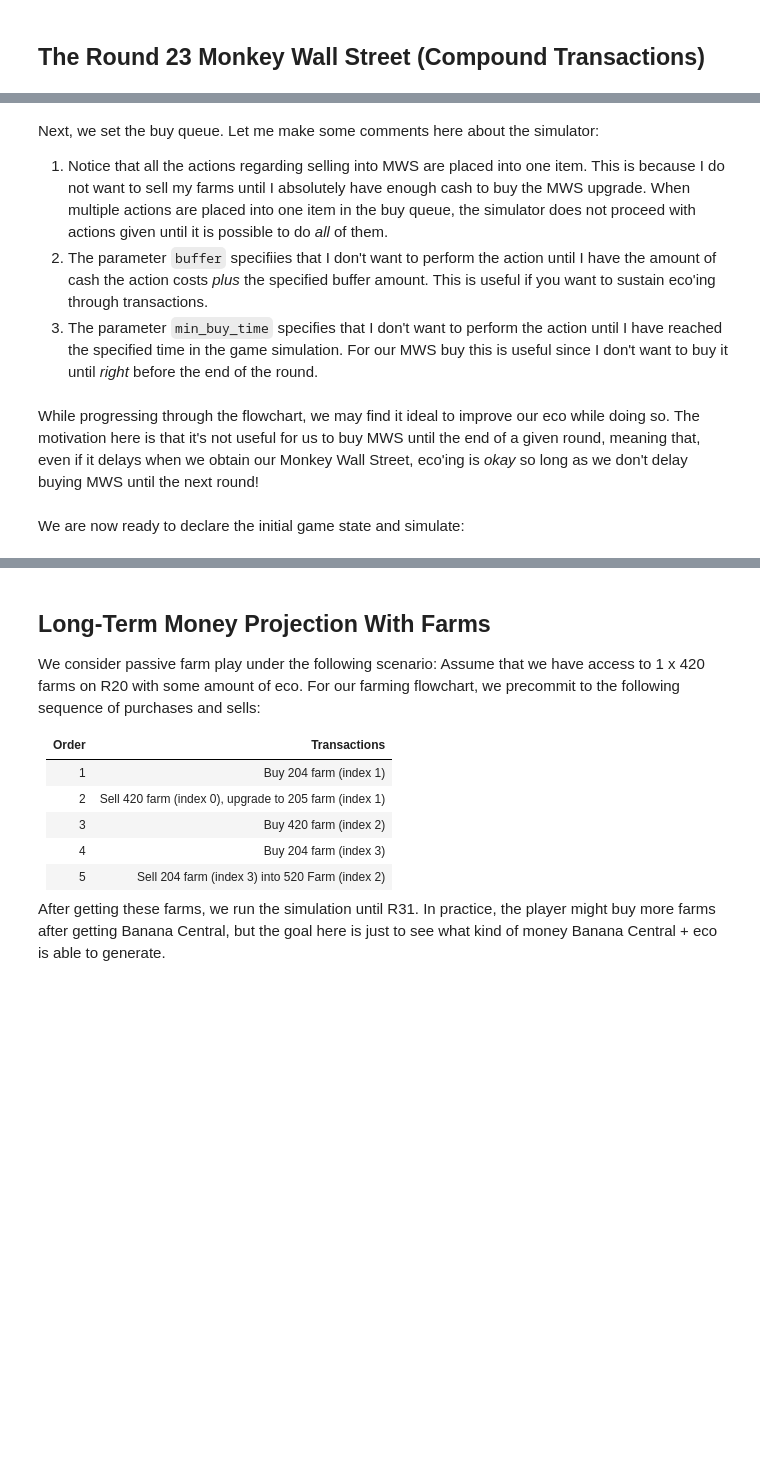
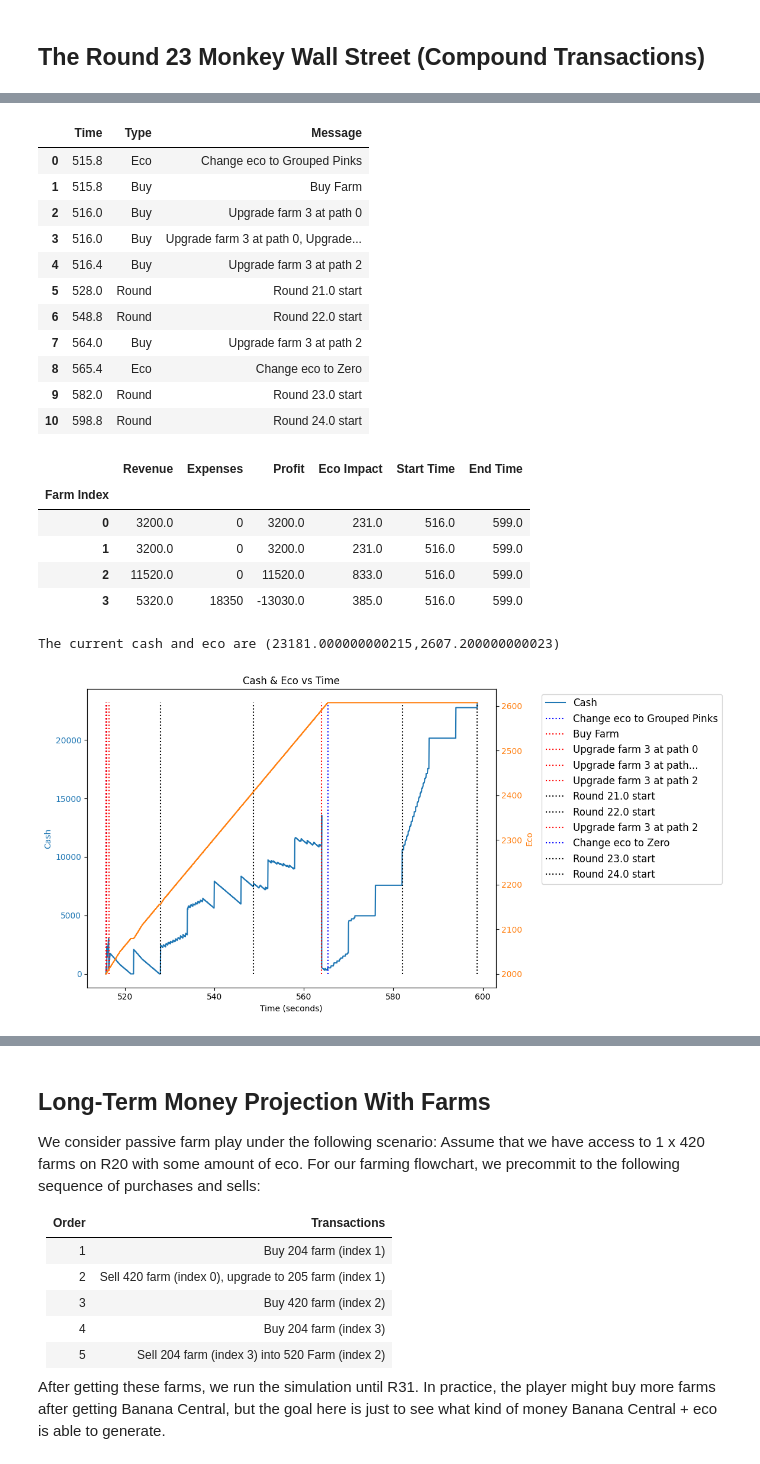
Before and after one commit to redlaserbmBTD/BTDB2_SIMULATOR, a Jupyter notebook: tutorials/5_farms.ipynb, the cells around one changed output, grey strips where cells are left out. Drawn from its saved outputs; the diff is of its cells as text; code cells hidden in the pictures; blank space fills up the shorter version.

```diff
--- a/tutorials/5_farms.ipynb
+++ b/tutorials/5_farms.ipynb
@@ -29,22 +38,65 @@ farms = [
-# %% [markdown]
-Next, we set the buy queue. Let me make some comments here about the simulator:
-1. Notice that all the actions regarding selling into MWS are placed into one item. This is because I do not want to sell my farms until I absolutely have enough cash to buy the MWS upgrade. When multiple actions are placed into one item in the buy queue, the simulator does not proceed with actions given until it is possible to do *all* of them.
-2. The parameter `buffer` specifiies that I don't want to perform the action until I have the amount of cash the action costs *plus* the specified buffer amount. This is useful if you want to sustain eco'ing through transactions.
-3. The parameter `min_buy_time` specifies that I don't want to perform the action until I have reached the specified time in the game simulation. For our MWS buy this is useful since I don't want to buy it until *right* before the end of the round.
 # %%
+rounds = b2.Rounds([(0,0.5), (20,0.25),(21,0.5)]) #Set the stall factor to 0.5 for all rounds except round 20.
+
+farms = [
+    b2.initFarm(rounds.getTimeFromRound(19.9), upgrades = [3,2,0]),
+    b2.initFarm(rounds.getTimeFromRound(19.9), upgrades = [3,2,0]),
+    b2.initFarm(rounds.getTimeFromRound(19.9), upgrades = [2,0,4]),
+]
+
 buy_queue = [
 
     #Buy a 204 farm
     [b2.buyFarm(buffer = 250)],
     [b2.upgradeFarm(3,0, buffer = 250)],
     [b2.upgradeFarm(3,0, buffer = 250)],
     [b2.upgradeFarm(3,2, buffer = 250)],
     [b2.upgradeFarm(3,2, buffer = 250)],
     [b2.upgradeFarm(3,2, buffer = 250)],
     [b2.upgradeFarm(3,2, buffer = 250)],
 
     #As soon as we can afford to do so, sell the first three farms, and upgrade the 4th one to a Monkey Wall Street
     [b2.sellFarm(0), b2.sellFarm(1), b2.sellFarm(2), b2.upgradeFarm(3,2, min_buy_time = rounds.getTimeFromRound(24) - 1)]
 ]
+
+eco_queue = [
+        b2.ecoSend(rounds.getTimeFromRound(22.5), 'Zero')
+]
+
+initial_state_game = {
+    'Cash': 0,
+    'Eco': 2000,
+    'Eco Send': b2.ecoSend(send_name='Grouped Pinks'),
+    'Rounds': rounds,
+    'Game Round': 20,
+    'Farms': farms,
+    'Buy Queue': dc(buy_queue),
+    'Eco Queue': dc(eco_queue)
+}
+
+game_state = b2.GameState(initial_state_game)
+game_state.fastForward(target_round = 24)
+game_state.viewCashEcoHistory()
+print("The current cash and eco are (%s,%s)"%(game_state.cash, game_state.eco))
+b2.writeLog(game_state.logs, filename = 'mws_flowchart')
+# %% [output]
+|  | Time | Type | Message |
+| 0 | 515.8 | Eco | Change eco to Grouped Pinks |
+| 1 | 515.8 | Buy | Buy Farm |
+| 2 | 516.0 | Buy | Upgrade farm 3 at path 0 |
+| 3 | 516.0 | Buy | Upgrade farm 3 at path 0, Upgrade... |
+| 4 | 516.4 | Buy | Upgrade farm 3 at path 2 |
+| 5 | 528.0 | Round | Round 21.0 start |
+| 6 | 548.8 | Round | Round 22.0 start |
+| 7 | 564.0 | Buy | Upgrade farm 3 at path 2 |
+| 8 | 565.4 | Eco | Change eco to Zero |
+| 9 | 582.0 | Round | Round 23.0 start |
+| 10 | 598.8 | Round | Round 24.0 start |
+|  | Revenue | Expenses | Profit | Eco Impact | Start Time | End Time |
+| Farm Index |  |  |  |  |  |  |
+| 0 | 3200.0 | 0 | 3200.0 | 231.0 | 516.0 | 599.0 |
+| 1 | 3200.0 | 0 | 3200.0 | 231.0 | 516.0 | 599.0 |
+| 2 | 11520.0 | 0 | 11520.0 | 833.0 | 516.0 | 599.0 |
+| 3 | 5320.0 | 18350 | -13030.0 | 385.0 | 516.0 | 599.0 |
+The current cash and eco are (23181.000000000215,2607.200000000023)
+[figure, added]
-# %% [markdown]
-While progressing through the flowchart, we may find it ideal to improve our eco while doing so. The motivation here is that it's not useful for us to buy MWS until the end of a given round, meaning that, even if it delays when we obtain our Monkey Wall Street, eco'ing is *okay* so long as we don't delay buying MWS until the next round!
@@ -55,2 +102,0 @@ eco_queue = [
-# %% [markdown]
-We are now ready to declare the initial game state and simulate:
```
Also changed, not shown: parts of 13 cells of this notebook, 30 other files.
